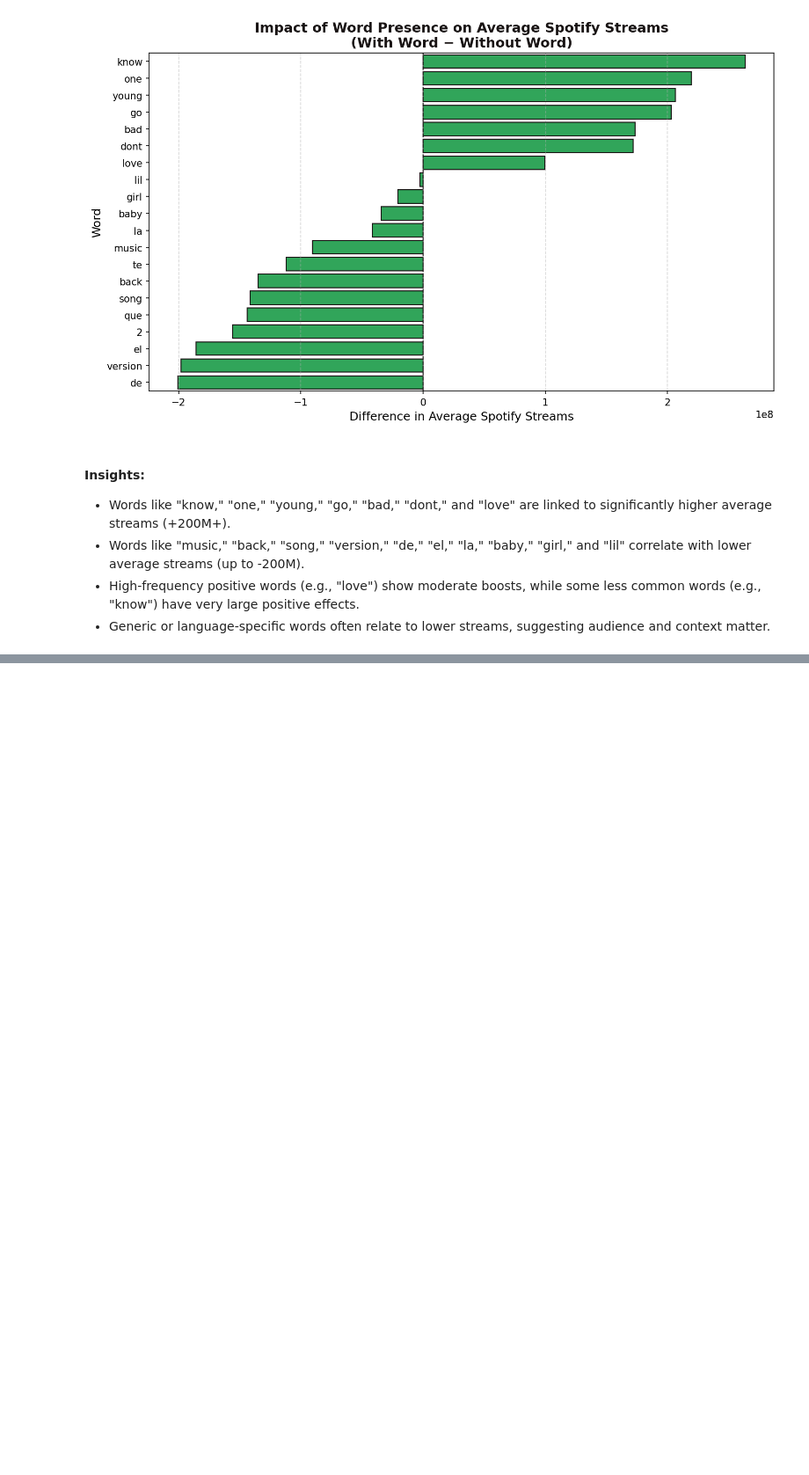
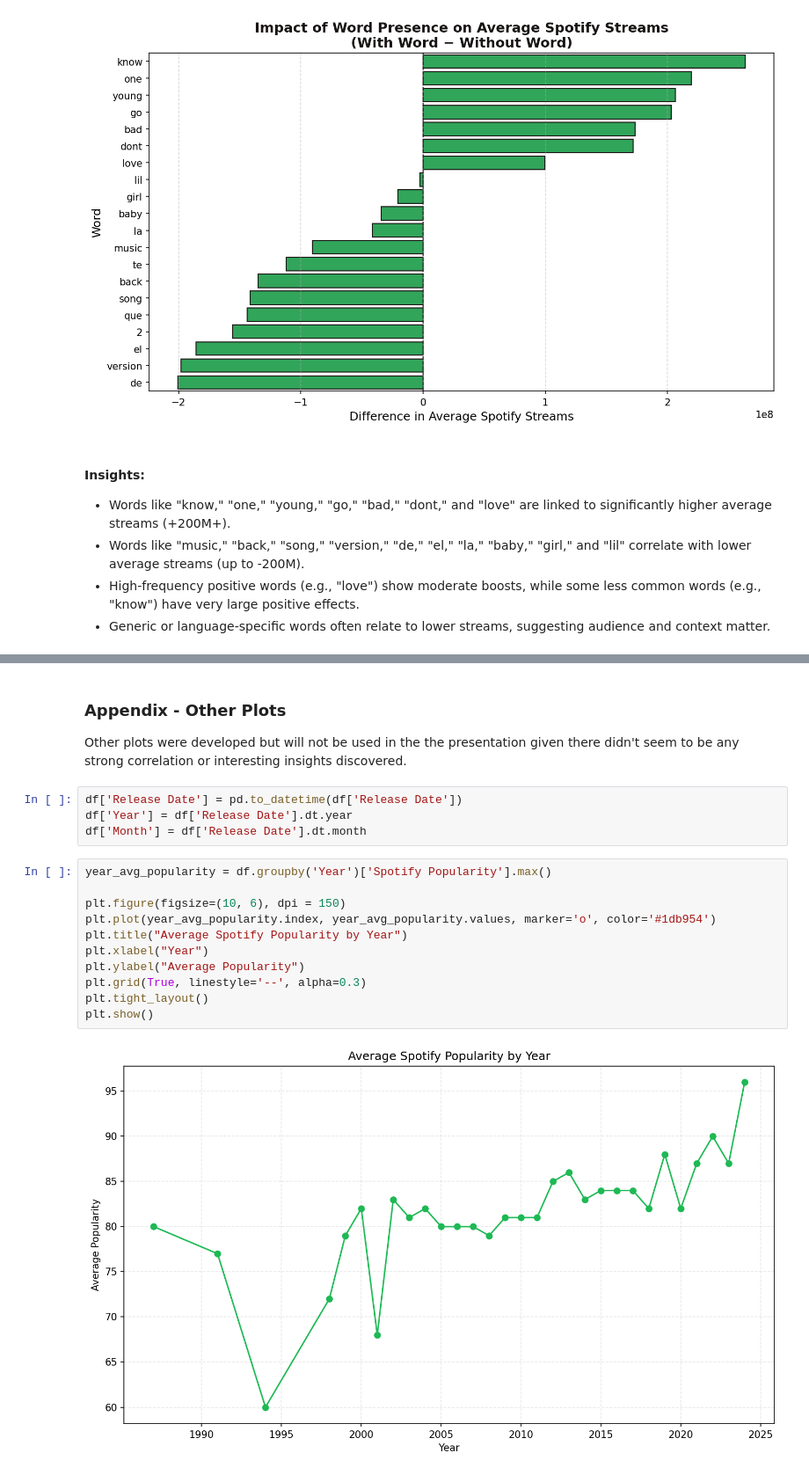
Before and after one commit to mani-atwal/Most-Streamed-Spotify-Songs-2024-Exploratory-Data-Analysis, a Jupyter notebook: final_project.ipynb, the cells around one changed output, grey strips where cells are left out. Shown at 88% size. Drawn from its saved outputs; the diff is of its cells as text; blank space fills up the shorter version.

```diff
--- a/final_project.ipynb
+++ b/final_project.ipynb
@@ -344,0 +538,21 @@ plt.show()
+# %% [markdown]
+### Appendix - Other Plots
+
+Other plots were developed but will not be used in the the presentation given there didn't seem to be any strong correlation or interesting insights discovered.
+# %%
+df['Release Date'] = pd.to_datetime(df['Release Date'])
+df['Year'] = df['Release Date'].dt.year
+df['Month'] = df['Release Date'].dt.month
+# %%
+year_avg_popularity = df.groupby('Year')['Spotify Popularity'].max()
+
+plt.figure(figsize=(10, 6), dpi = 150)
+plt.plot(year_avg_popularity.index, year_avg_popularity.values, marker='o', color='#1db954')
+plt.title("Average Spotify Popularity by Year")
+plt.xlabel("Year")
+plt.ylabel("Average Popularity")
+plt.grid(True, linestyle='--', alpha=0.3)
+plt.tight_layout()
+plt.show()
+# %% [output]
+[figure, added]
```
Also changed, not shown: parts of 16 cells of this notebook.
